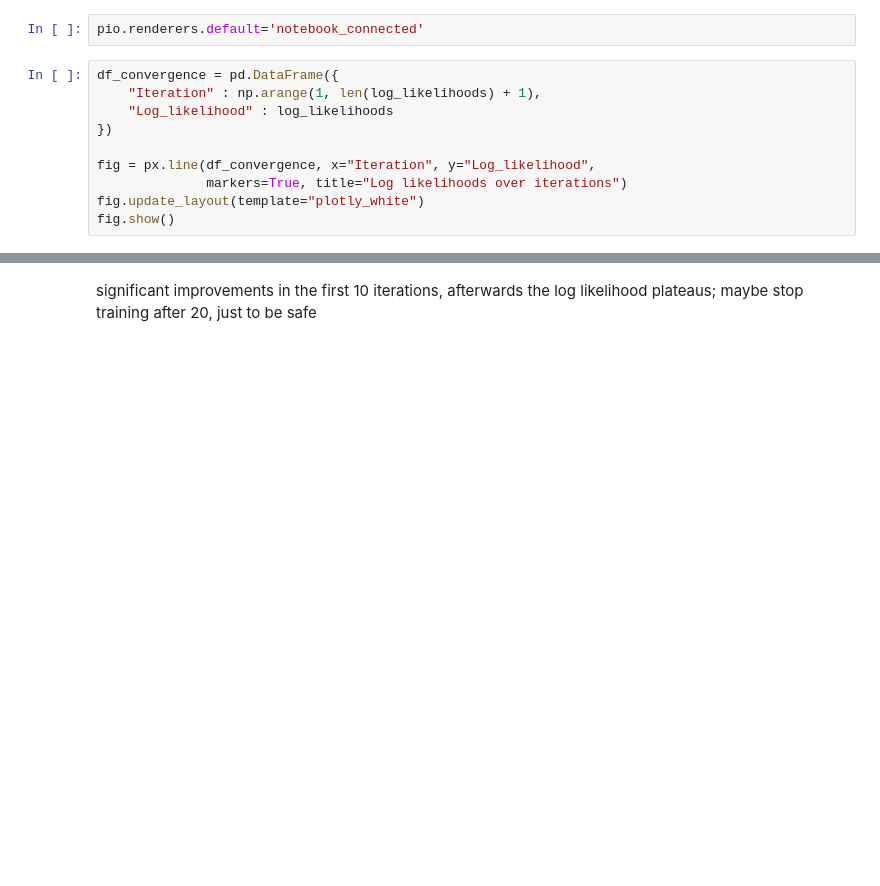
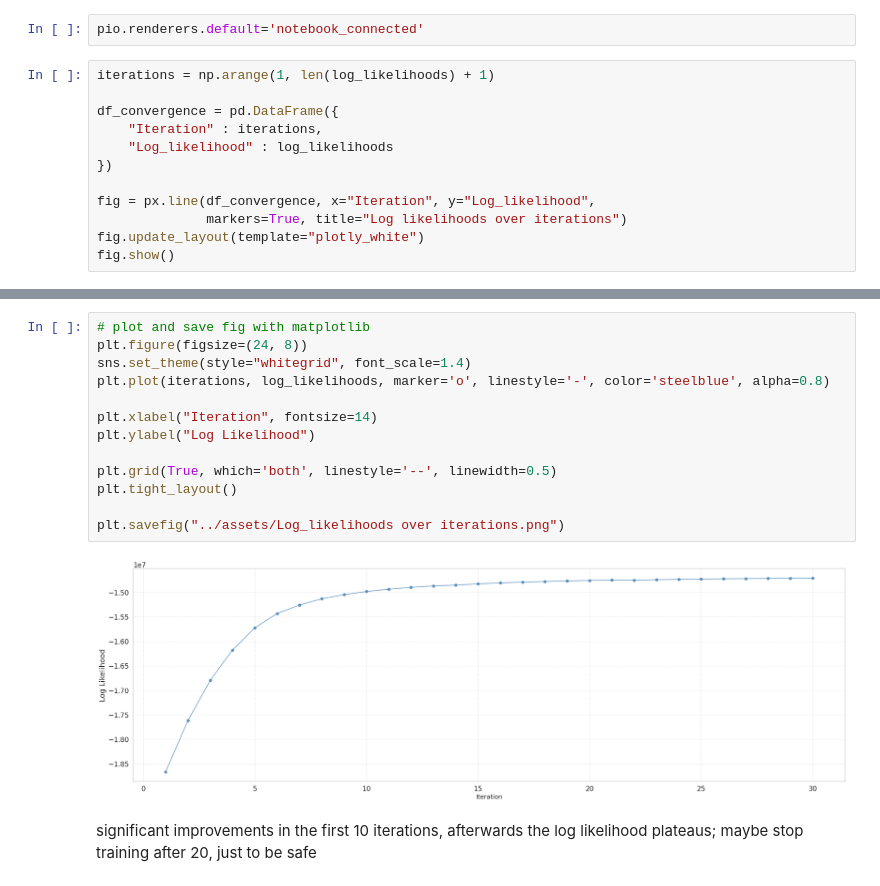
Before and after one commit to gabrieljiglau/Anomaly_Detection, a Jupyter notebook: src/fraud_detection.ipynb, the cells around one changed output, grey strips where cells are left out. Cells and saved outputs as stored; diff of their text form; blank space fills up the shorter version.

Commit message:
add plots

```diff
--- a/src/fraud_detection.ipynb
+++ b/src/fraud_detection.ipynb
@@ -59,8 +62,10 @@ plot the convergence of log_likelihood over the iterations
 # %%
 pio.renderers.default='notebook_connected'
 # %%
+iterations = np.arange(1, len(log_likelihoods) + 1)
+
 df_convergence = pd.DataFrame({
-    "Iteration" : np.arange(1, len(log_likelihoods) + 1),
+    "Iteration" : iterations,
     "Log_likelihood" : log_likelihoods
 })
 
@@ -70,6 +75,21 @@ fig.update_layout(template="plotly_white")
 fig.show()
 # %% [output]
 [interactive output not drawn]
+# %%
+# plot and save fig with matplotlib
+plt.figure(figsize=(24, 8))
+sns.set_theme(style="whitegrid", font_scale=1.4)
+plt.plot(iterations, log_likelihoods, marker='o', linestyle='-', color='steelblue', alpha=0.8)
+
+plt.xlabel("Iteration", fontsize=14)
+plt.ylabel("Log Likelihood")
+
+plt.grid(True, which='both', linestyle='--', linewidth=0.5)
+plt.tight_layout()
+
+plt.savefig("../assets/Log_likelihoods over iterations.png")
+# %% [output]
+[figure, added]
 # %% [markdown]
 significant improvements in the first 10 iterations, afterwards the log likelihood plateaus; maybe stop training after 20, just to be safe
 # %%
```
Also changed, not shown: parts of 6 cells of this notebook, 3 other files.
